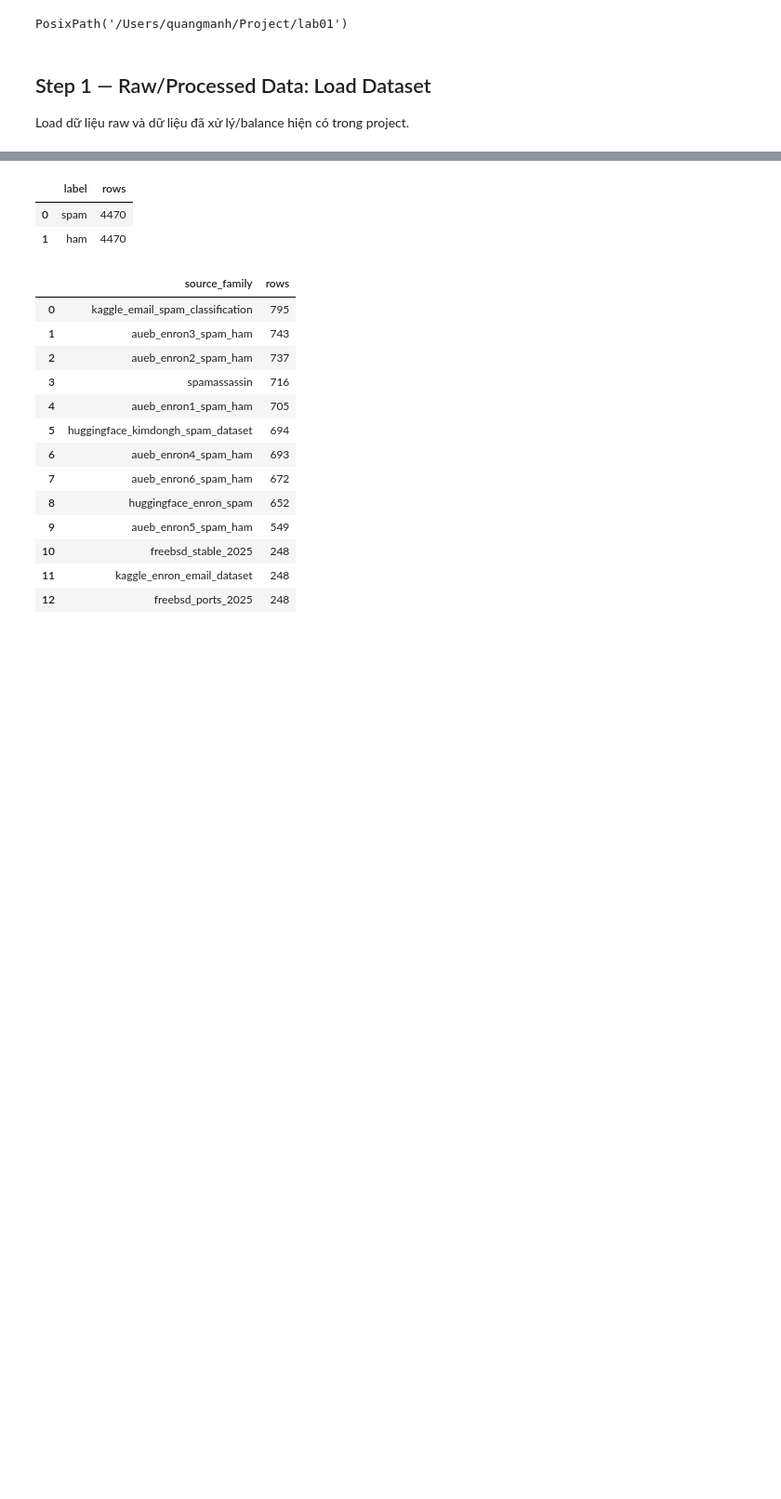
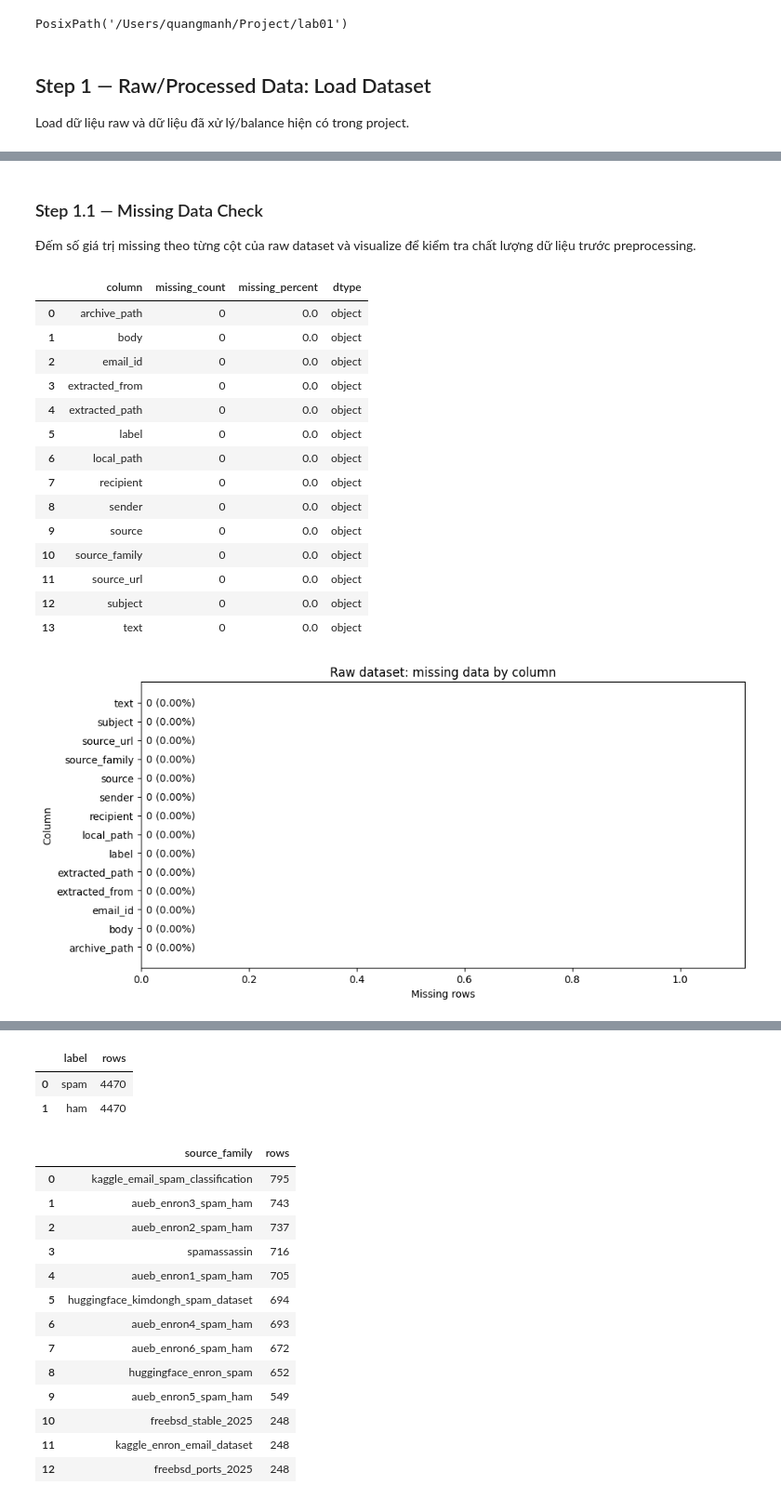
Before and after one commit to QuangManhAI/lab01-machine-learning, a Jupyter notebook: notebooks/lab01.ipynb, the cells around one changed output, grey strips where cells are left out. Shown at 93% size. Saved outputs shown, nothing was run; the diff lists cells and outputs as text; code cells hidden in the pictures; blank space fills up the shorter version.

```diff
--- a/notebooks/lab01.ipynb
+++ b/notebooks/lab01.ipynb
@@ -66,0 +87,25 @@ Raw rows: 17,967
+# %% [markdown]
+### Step 1.1 — Missing Data Check
+
+Đếm số giá trị missing theo từng cột của raw dataset và visualize để kiểm tra chất lượng dữ liệu trước preprocessing.
+# %%
+missing_summary = preprocess.missing_data_summary(raw_data)
+display(missing_summary)
+preprocess.plot_missing_data(raw_data, title="Raw dataset: missing data by column")
+# %% [output]
+|  | column | missing_count | missing_percent | dtype |
+| 0 | archive_path | 0 | 0.0 | object |
+| 1 | body | 0 | 0.0 | object |
+| 2 | email_id | 0 | 0.0 | object |
+| 3 | extracted_from | 0 | 0.0 | object |
+| 4 | extracted_path | 0 | 0.0 | object |
+| 5 | label | 0 | 0.0 | object |
+| 6 | local_path | 0 | 0.0 | object |
+| 7 | recipient | 0 | 0.0 | object |
+| 8 | sender | 0 | 0.0 | object |
+| 9 | source | 0 | 0.0 | object |
+| 10 | source_family | 0 | 0.0 | object |
+| 11 | source_url | 0 | 0.0 | object |
+| 12 | subject | 0 | 0.0 | object |
+| 13 | text | 0 | 0.0 | object |
+[figure, added]
```
Also changed, not shown: parts of 14 cells of this notebook, 2 other files.
